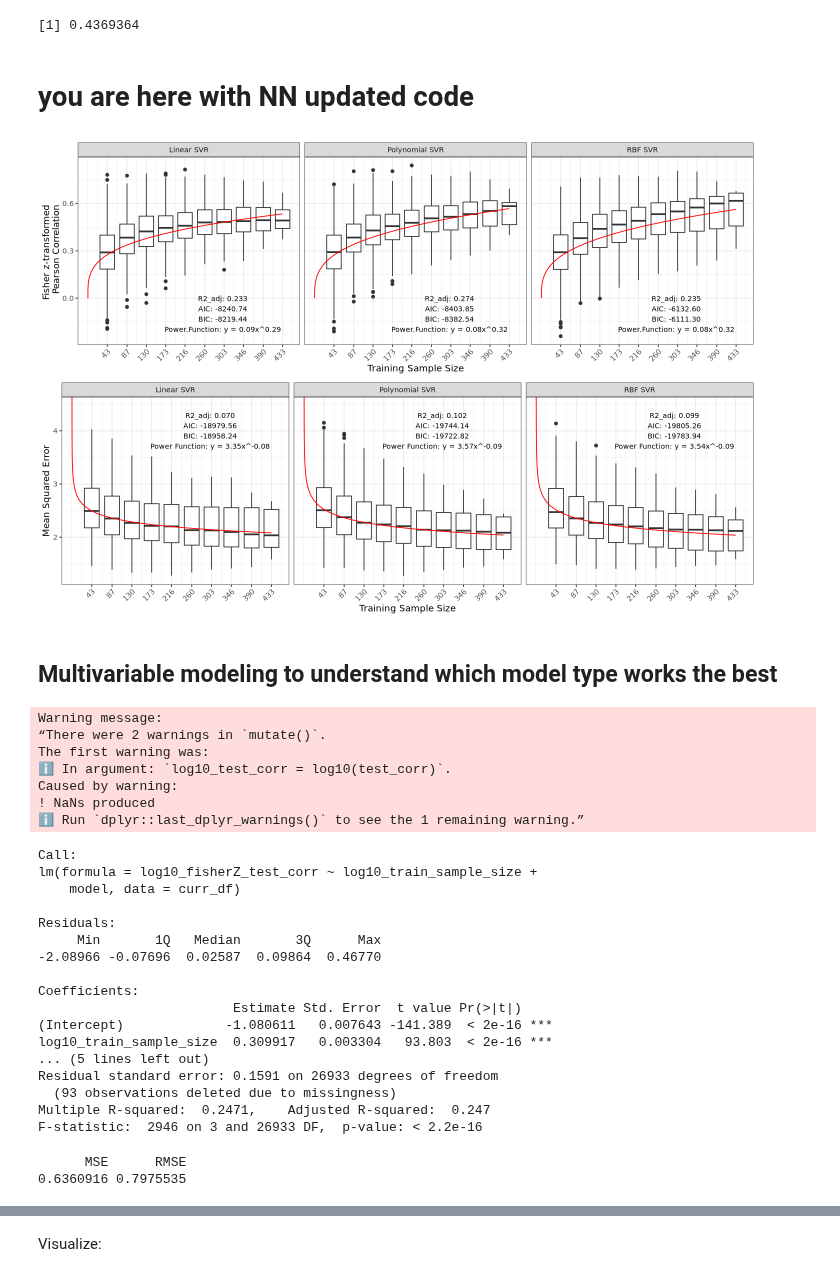
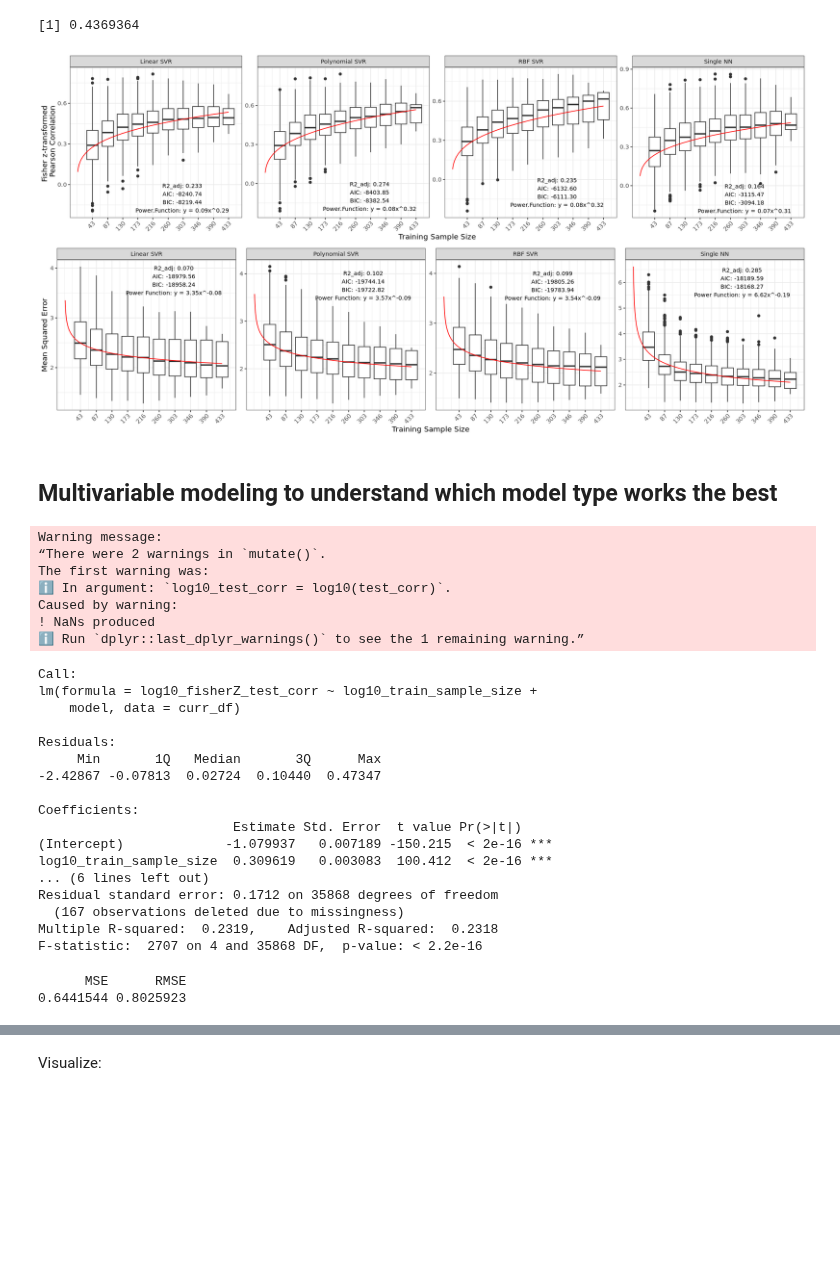
Before and after one commit to hmbaghdassarian/metastatic_potential, a Jupyter notebook: notebooks/A_rna_prediction/05B_assess_power_analysis.ipynb, the cells around one changed output, grey strips where cells are left out. Drawn from its saved outputs; the diff is of its cells as text; code cells hidden in the pictures; blank space fills up the shorter version.

```diff
--- a/notebooks/A_rna_prediction/05B_assess_power_analysis.ipynb
+++ b/notebooks/A_rna_prediction/05B_assess_power_analysis.ipynb
@@ -691,7 +710,7 @@ for (curr_input in input_models) {
         curr_metrics_r2$R2_adj <- summary(curr_r2_stat_model)$adj.r.squared
         curr_metrics_r2$AIC <- AIC(curr_r2_stat_model)
         curr_metrics_r2$BIC <- BIC(curr_r2_stat_model)
-        curr_metrics_r2$Input <- paste0(curr_input, "SVR")
+        curr_metrics_r2$Input <- curr_input
         curr_metrics_r2$Model <- curr_model
         curr_metrics_r2$TargetVariable <- "R2"
 
@@ -962,11 +981,9 @@ select(-model) %>% rename(model = model_title)
 
 power_plots_label = power_plots
 power_plots<-power_plots[names(viz.df)]
-# %% [markdown]
-# you are here with NN updated code
 # %%
 h = 8
-w = 12
+w = 16
 
 options(repr.plot.width = w, repr.plot.height = h)
 
@@ -976,7 +993,7 @@ model_map <- c("linearSVR" = "Linear SVR",
 
 annotation_df<-final_df[(final_df$Model == 'power') & (final_df$Performance.Metric == 'Pearson'), ]
 annotation_df =  annotation_df %>% select(-Model) %>%
-mutate(model = factor(Input, levels = names(model_map), labels = model_map))
+mutate(model = factor(Input, levels = names(title_map), labels = title_map))
 
 annotation_df['Power.Function']<-power_plots_label[power_plots_label$performance.metric == 'test_corr',] %>%
 distinct(model, label) %>%
@@ -994,7 +1011,8 @@ g1 <- ggplot() +
                aes(x = as.numeric(train_sample_size), y = value, group = train_sample_size))+
   geom_line(data = power_plots[power_plots$performance.metric == 'test_corr',],
             aes(x = as.numeric(train_sample_size), y = value), color = 'red') +
-facet_grid(~model) +
+# facet_grid(~model, scales = "free_y") +
+ facet_wrap(~model, ncol = 4, scales = "free_y")+
 geom_text(data = annotation_df, aes(x = x, y = y, label = label), inherit.aes = T, size = 3) +
 labs(x = "Training Sample Size", y = "Fisher z-transformed \n Pearson Correlation") +
 theme_bw() +
@@ -1004,39 +1022,41 @@ scale_x_continuous(breaks = sapply(seq(0, max(res$train_sample_size), length=11)
 # MSE
 annotation_df<-final_df[(final_df$Model == 'power') & (final_df$Performance.Metric == 'MSE'), ]
 annotation_df =  annotation_df %>% select(-Model) %>%
-mutate(model = factor(Input, levels = names(model_map), labels = model_map))
+mutate(model = factor(Input, levels = names(title_map), labels = title_map))
 
 annotation_df['Power.Function']<-power_plots_label[power_plots_label$performance.metric == 'test_mse',] %>%
 distinct(model, label) %>%
 arrange(match(model, annotation_df$model)) %>%
 select(label)
 
 annotation_df<-annotation_df%>%
 mutate(label = sprintf("R2_adj: %.3f\nAIC: %.2f\nBIC: %.2f\nPower Function: %s", R2_adj, AIC, BIC,Power.Function)) %>%
 select(model, label)
 annotation_df[['x']] = 300
-annotation_df[['y']] = 4
+annotation_df[['y']] = 3.75
+annotation_df[1, c('x', 'y')] = c(300, 6)
 
 g2 <- ggplot() +
   geom_boxplot(data = viz.df[viz.df$performance.metric == 'test_mse',],
                aes(x = as.numeric(train_sample_size), y = value, group = train_sample_size))+
   geom_line(data = power_plots[power_plots$performance.metric == 'test_mse',],
             aes(x = as.numeric(train_sample_size), y = value), color = 'red') +
-facet_grid(~model) +
+# facet_grid(~model, scales = "free_y") +
+facet_wrap(~model, ncol = 4, scales = "free_y")+
 geom_text(data = annotation_df, aes(x = x, y = y, label = label), inherit.aes = T, size = 3) +
 labs(x = "Training Sample Size", y = "Mean Squared Error") +
 theme_bw() +
 theme(axis.text.x = element_text(angle = 45, hjust = 1)) +
 scale_x_continuous(breaks = sapply(seq(0, max(res$train_sample_size), length=11)[2:11], function(x) round(x)))
 
 g<-plot_grid(g1, g2, ncol = 1)
 
 ggsave(filename = file.path(data_path, "figures", "power_analysis_barplots.png"),
        plot = g, dpi = 300, width = w, height = h)
 
 g
 # %% [output]
-[figure, old version]
+[figure, new version]
 # %% [markdown]
 ## Multivariable modeling to understand which model type works the best
 # %%
@@ -1077,19 +1097,19 @@ lm(formula = log10_fisherZ_test_corr ~ log10_train_sample_size +
 
 Residuals:
      Min       1Q   Median       3Q      Max
--2.08966 -0.07696  0.02587  0.09864  0.46770
+-2.42867 -0.07813  0.02724  0.10440  0.47347
 
 Coefficients:
                          Estimate Std. Error  t value Pr(>|t|)
-(Intercept)             -1.080611   0.007643 -141.389  < 2e-16 ***
-log10_train_sample_size  0.309917   0.003304   93.803  < 2e-16 ***
-... (5 lines left out)
-Residual standard error: 0.1591 on 26933 degrees of freedom
-  (93 observations deleted due to missingness)
-Multiple R-squared:  0.2471,    Adjusted R-squared:  0.247
-F-statistic:  2946 on 3 and 26933 DF,  p-value: < 2.2e-16
+(Intercept)             -1.079937   0.007189 -150.215  < 2e-16 ***
+log10_train_sample_size  0.309619   0.003083  100.412  < 2e-16 ***
+... (6 lines left out)
+Residual standard error: 0.1712 on 35868 degrees of freedom
+  (167 observations deleted due to missingness)
+Multiple R-squared:  0.2319,    Adjusted R-squared:  0.2318
+F-statistic:  2707 on 4 and 35868 DF,  p-value: < 2.2e-16
       MSE      RMSE
-0.6360916 0.7975535
+0.6441544 0.8025923
 # %%
 # curr_df <- df %>%
 # mutate(
```
Also changed, not shown: parts of 42 cells of this notebook.
